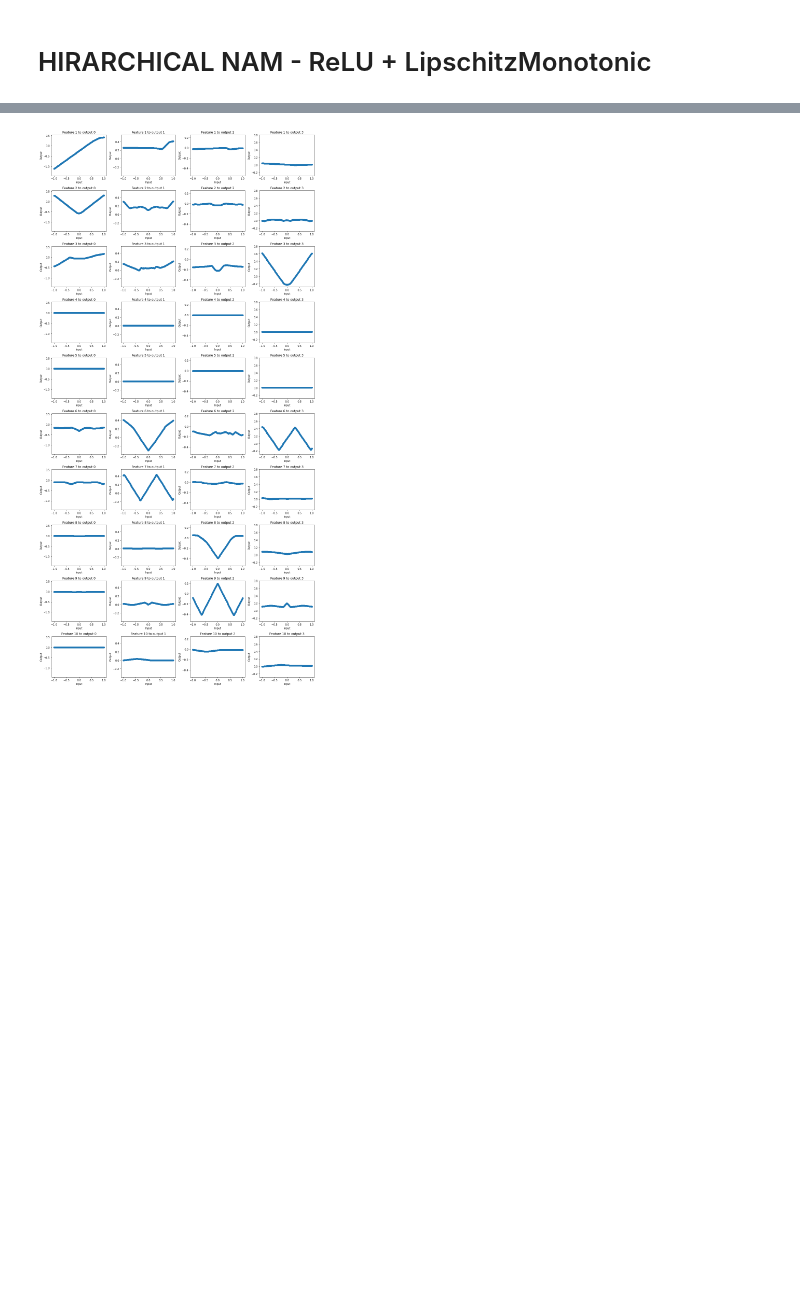
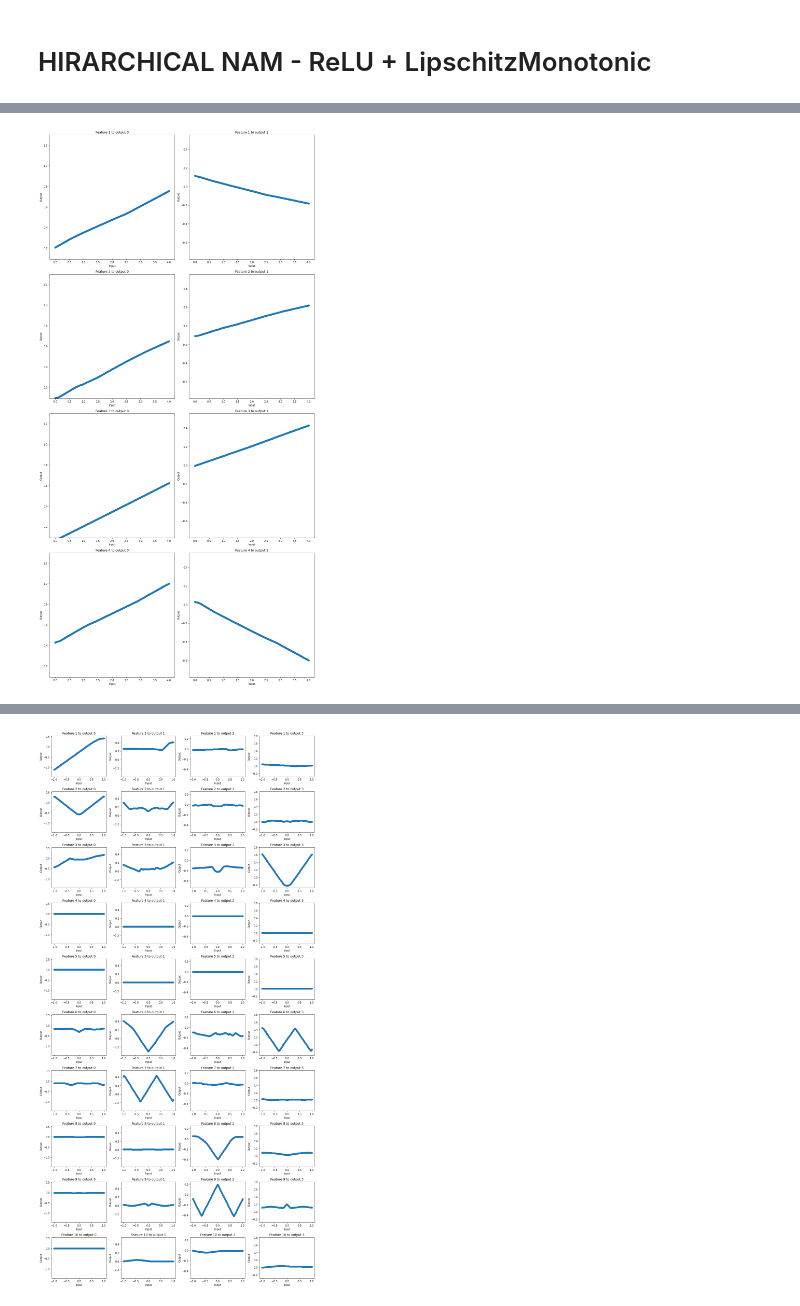
Before and after one commit to yuvalzehavi22/multi-classification-NAM, a Jupyter notebook: multi_class_nam.ipynb, the cells around one changed output, grey strips where cells are left out. Saved outputs shown, nothing was run; the diff lists cells and outputs as text; code cells hidden in the pictures; blank space fills up the shorter version.

```diff
--- a/multi_class_nam.ipynb
+++ b/multi_class_nam.ipynb
@@ -209,7 +250,7 @@ def define_experiment(ActivateLayers_pase1='ReLU', ActivateLayers_pase2=None):
                 batch_size=1024, #128
                 learning_rate=0.0035,
                 weight_decay=0.0001,
-                num_exp = 5000,
+                num_exp = 50000,
                 in_features = 10,
                 seed=42,
                 dataset="gen_uniform_distribution_data",
@@ -568,3 +663,12 @@ Epoch 1000 | Total Loss: 6.24904
+# %%
+# Generate input values for plotting
+x_values = torch.linspace(0, 4, 500).reshape(-1, 1)  # 100 points between -1 and 1
+
+input_dim = config['latent_dim']
+output_dim = config['output_dim']
+visualize_gam(x_values, input_dim, output_dim, config)
+# %% [output]
+[figure, added]
 # %%
 # Generate input values for plotting
 x_values = torch.linspace(0, 4, 400).reshape(-1, 1)  # 100 points between -1 and 1
```
Also changed, not shown: parts of 12 cells of this notebook, 5 other files.
